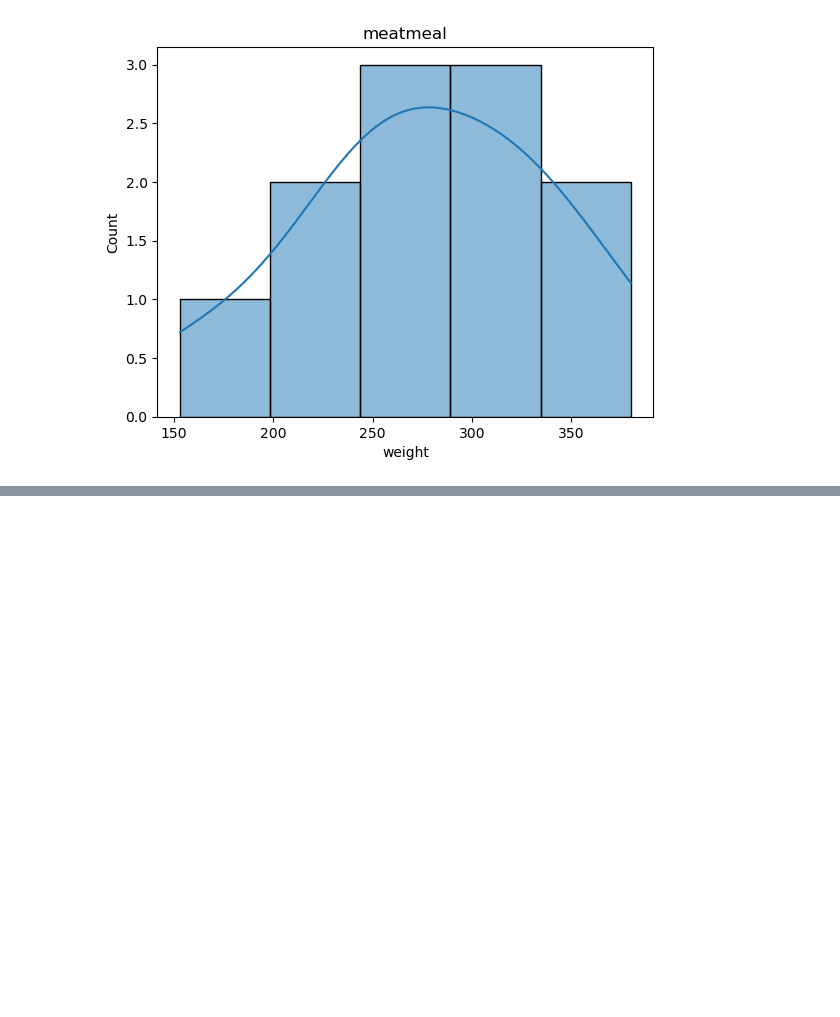
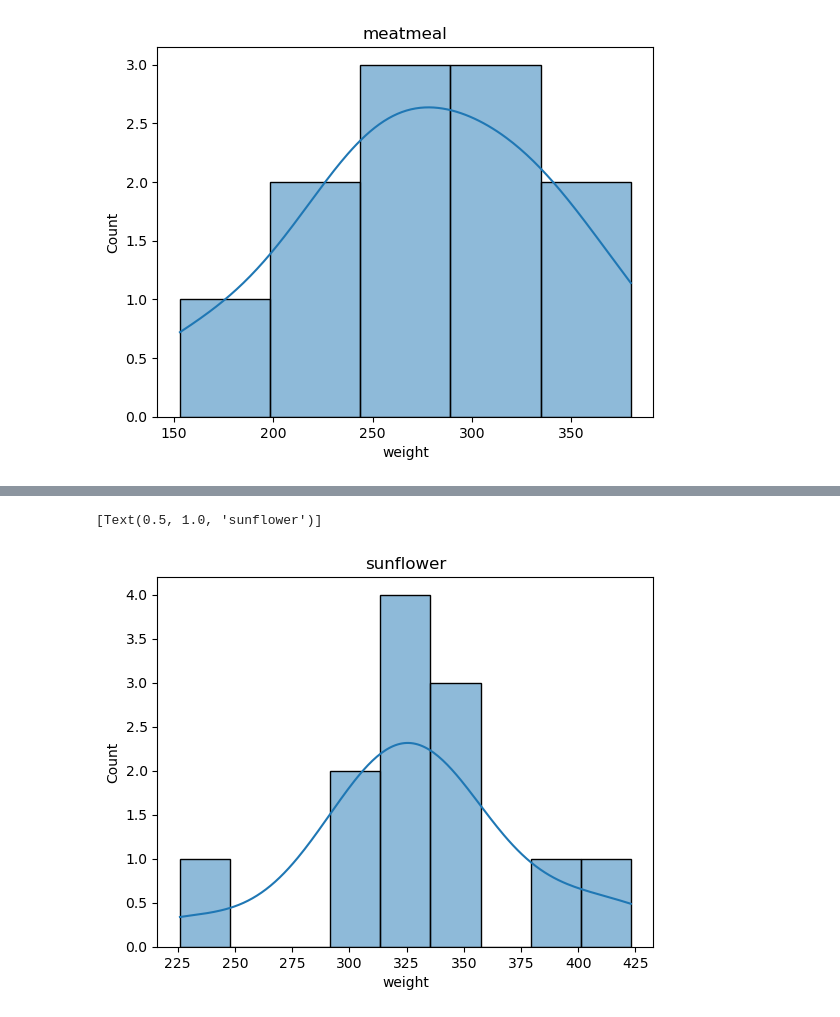
Before and after one commit to oderlanfreire/DataScience-Study, a Jupyter notebook: graficos-visualizacao-e-dashboards/notebooks/script.ipynb, the cells around one changed output, grey strips where cells are left out. Drawn from its saved outputs; the diff is of its cells as text; code cells hidden in the pictures; blank space fills up the shorter version.

```diff
--- a/graficos-visualizacao-e-dashboards/notebooks/script.ipynb
+++ b/graficos-visualizacao-e-dashboards/notebooks/script.ipynb
@@ -353,0 +361,6 @@ sns.histplot(df_chicken.loc[df_chicken['feed'] == 'meatmeal'].weight, kde=True).
+# %%
+# Histograma com foco no valor sunflower
+sns.histplot(df_chicken.loc[df_chicken['feed'] == 'sunflower'].weight, kde=True).set(title='sunflower')
+# %% [output]
+[Text(0.5, 1.0, 'sunflower')]
+[figure, added]
```
Also changed, not shown: parts of 18 cells of this notebook, 3 other files.
